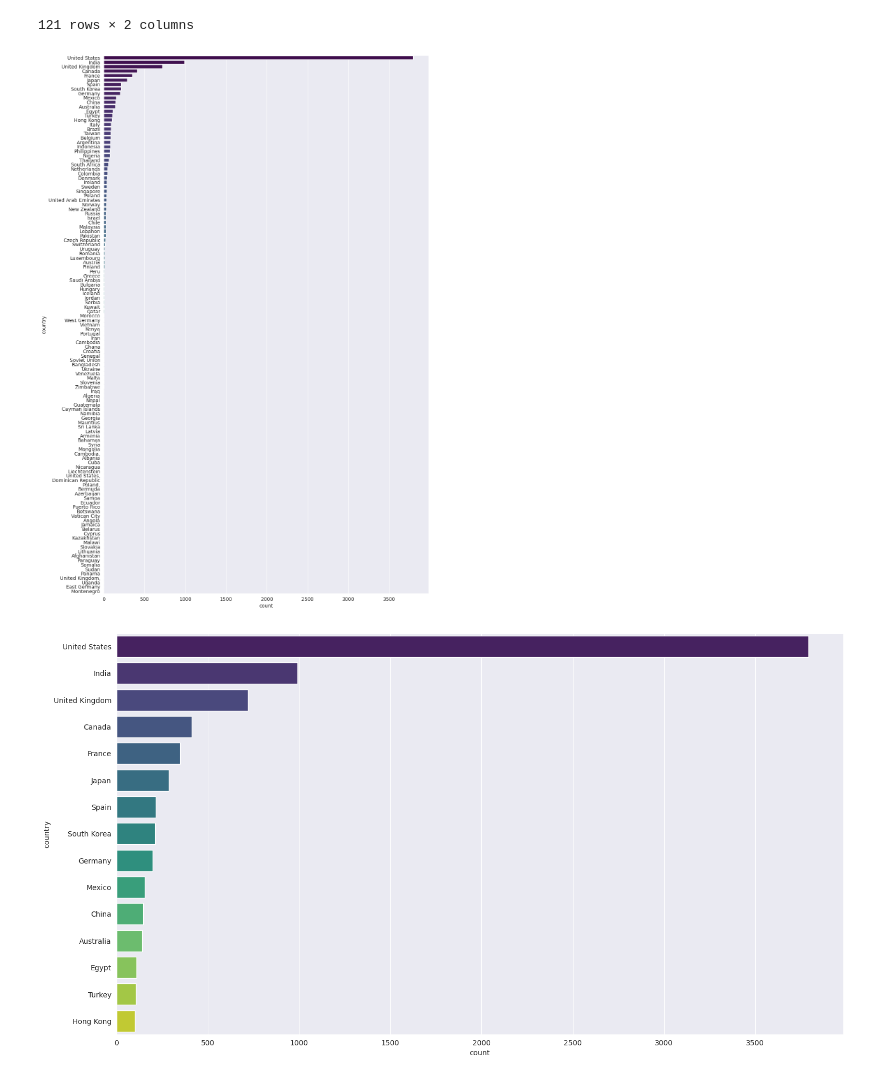
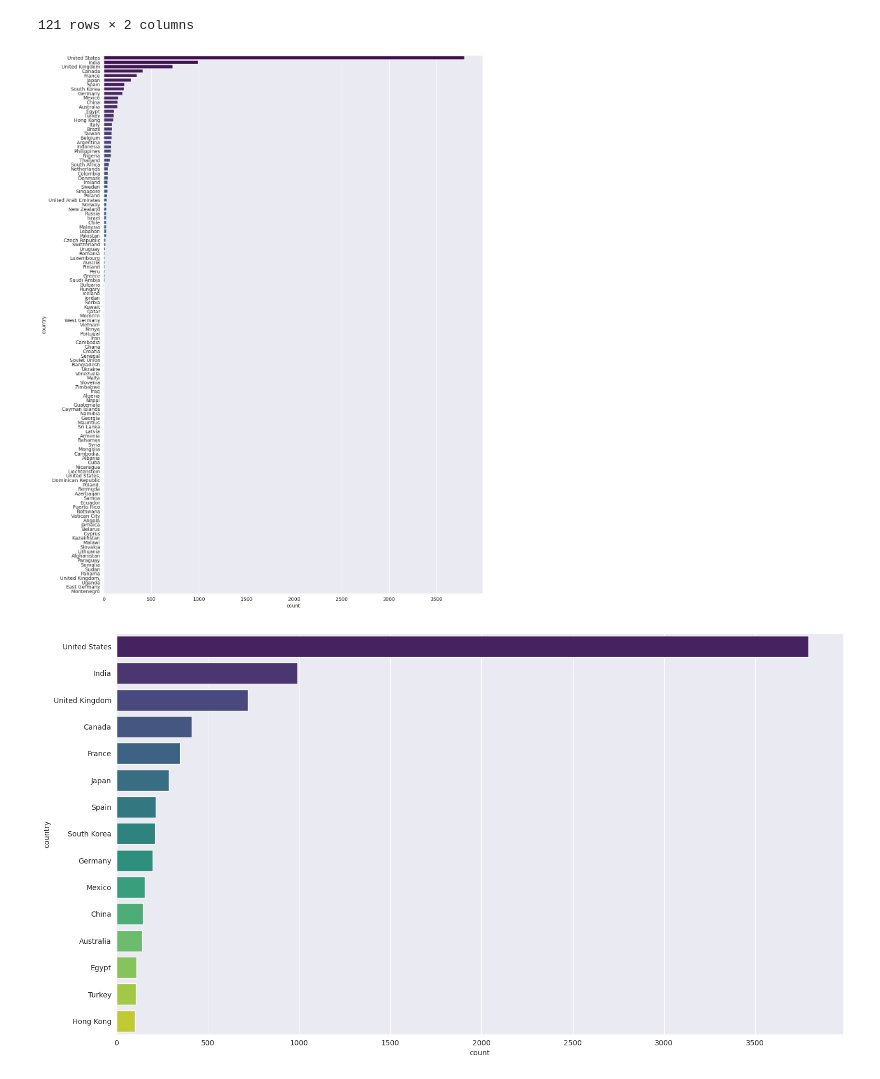
Before and after one commit to Yashtiii/Netflix-Content-Strategy, a Jupyter notebook: Netflix's_content_strategy.ipynb, the cells around one changed output. Drawn from its saved outputs; the diff is of its cells as text; code cells hidden in the pictures.

```diff
--- a/Netflix's_content_strategy.ipynb
+++ b/Netflix's_content_strategy.ipynb
@@ -652,11 +652,11 @@ all_countries
 # %%
 top_15_countries = all_countries.head(15)
 # %%
-plt.figure(figsize=(12,20))
+plt.figure(figsize=(14,20))
 sns.barplot(y='country', x='count', data= all_countries, palette = "viridis", hue='country', legend = False)
 plt.show()
 # %% [output]
-[figure, old version]
+[figure, new version]
 # %%
 plt.figure(figsize=(18,10))
 sns.barplot(y='country', x='count', data= top_15_countries, palette = "viridis", hue='country', legend = False)
```
Also changed, not shown: parts of 14 cells of this notebook.
